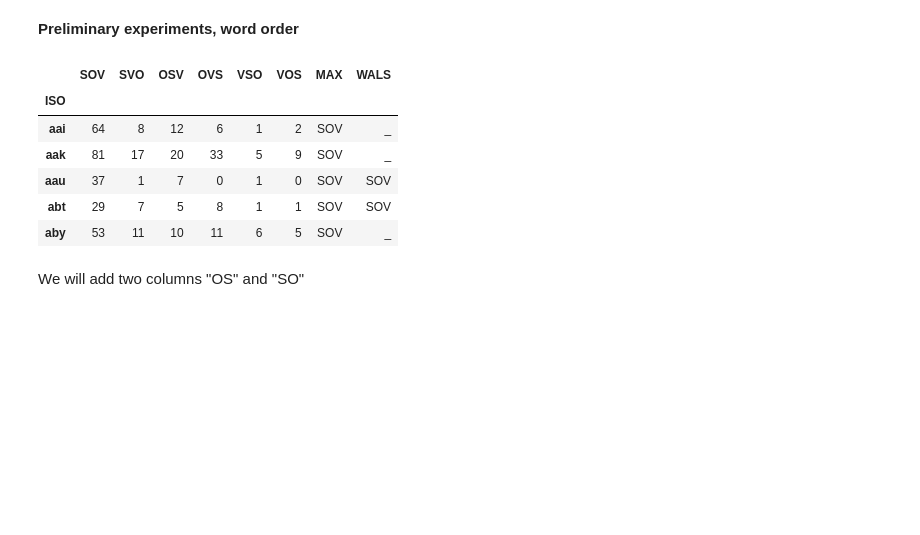
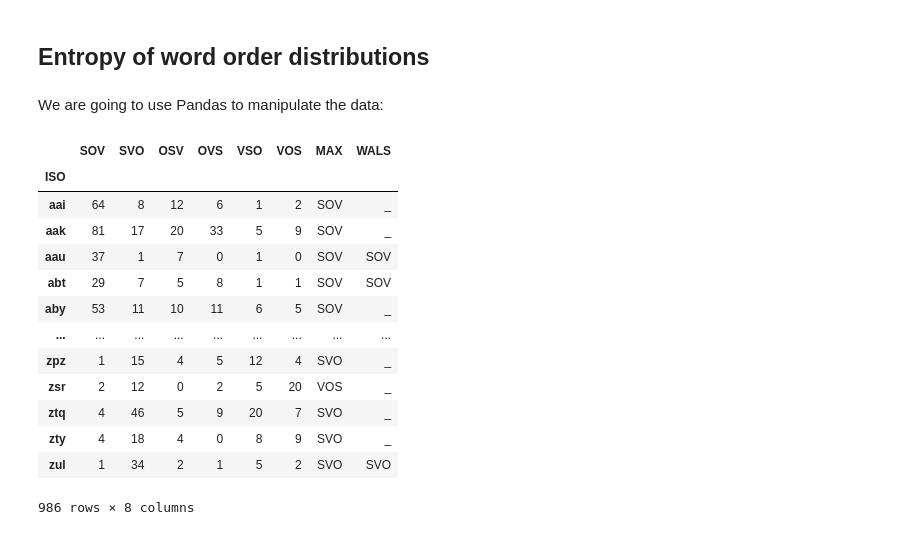
Before and after one commit to christianbentz/Workshop_DGfS2022, a Jupyter notebook: Code/Application2/WordOrder.ipynb, the cells around one changed output. Saved outputs shown, nothing was run; the diff lists cells and outputs as text; code cells hidden in the pictures; blank space fills up the shorter version.

```diff
--- a/Code/Application2/WordOrder.ipynb
+++ b/Code/Application2/WordOrder.ipynb
@@ -1,20 +1,28 @@
 # %% [markdown]
-**Preliminary experiments, word order**
+## Entropy of word order distributions
+# %% [markdown]
+We are going to use Pandas to manipulate the data:
 # %%
 import pandas as pd
 import numpy as np
 # %%
-wordorder=pd.read_csv('/content/acl2015-wordorder-tokens-81A.csv', sep='\t', index_col=0)
+#Read the data
+wordorder=pd.read_csv('/content/acl2015-wordorder-tokens-81A.tsv', sep='\t', index_col=0)
 entropies50k=pd.read_csv('/content/BlockH_EPC_PBC_UDHR_50K.csv', index_col=0)
 # %%
-wordorder.head()
+wordorder
 # %% [output]
 |  | SOV | SVO | OSV | OVS | VSO | VOS | MAX | WALS |
 | ISO |  |  |  |  |  |  |  |  |
 | aai | 64 | 8 | 12 | 6 | 1 | 2 | SOV | _ |
 | aak | 81 | 17 | 20 | 33 | 5 | 9 | SOV | _ |
 | aau | 37 | 1 | 7 | 0 | 1 | 0 | SOV | SOV |
 | abt | 29 | 7 | 5 | 8 | 1 | 1 | SOV | SOV |
 | aby | 53 | 11 | 10 | 11 | 6 | 5 | SOV | _ |
+| ... | ... | ... | ... | ... | ... | ... | ... | ... |
+| zpz | 1 | 15 | 4 | 5 | 12 | 4 | SVO | _ |
+| zsr | 2 | 12 | 0 | 2 | 5 | 20 | VOS | _ |
+| ztq | 4 | 46 | 5 | 9 | 20 | 7 | SVO | _ |
+| zty | 4 | 18 | 4 | 0 | 8 | 9 | SVO | _ |
+| zul | 1 | 34 | 2 | 1 | 5 | 2 | SVO | SVO |
+986 rows × 8 columns
-# %% [markdown]
-We will add two columns "OS" and "SO"
```
Also changed, not shown: parts of 15 cells of this notebook.
